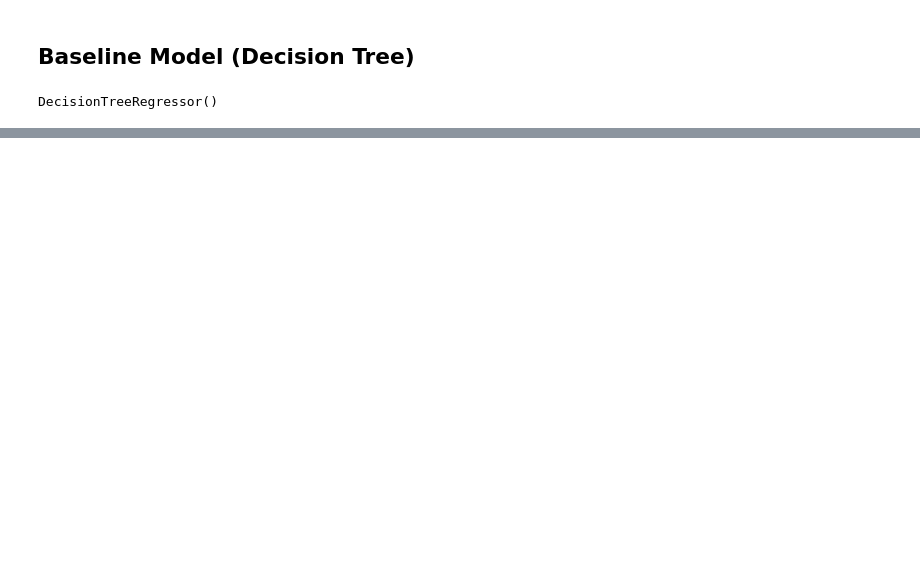
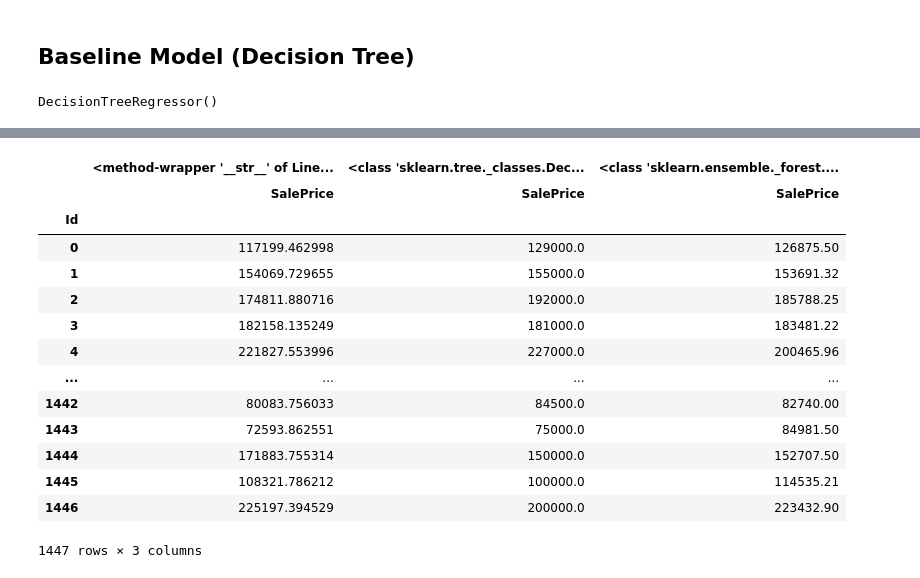
Before and after one commit to McArthurAdal/House-Price-Prediction-Kaggle, a Jupyter notebook: analysis.ipynb, the cells around one changed output, grey strips where cells are left out. Cells and saved outputs as stored; diff of their text form; code cells hidden in the pictures; blank space fills up the shorter version.

```diff
--- a/analysis.ipynb
+++ b/analysis.ipynb
@@ -662,0 +665,3 @@ pd.Series(y_pred).to_csv('submission.csv')
+# %%
+a = submit(y_pred)
+a
@@ -674,0 +691,3 @@ dt.predict(X_test_final)
+# %%
+y_pred_dt = dt.predict(X_test)
+b= submit(y_pred_dt)
@@ -674,0 +705,22 @@ dt.predict(X_test_final)
+# %%
+y_pred_rfr = rfr.predict(X_test)
+
+c = submit(y_pred_rfr)
+# %%
+pd.concat([a,b,c], axis=1, join='inner', keys=[linear_reg.__str__,dt.__class__, rfr.__class__])
+# %% [output]
+|  | <method-wrapper '__str__' of Line... | <class 'sklearn.tree._classes.Dec... | <class 'sklearn.ensemble._forest.... |
+|  | SalePrice | SalePrice | SalePrice |
+| Id |  |  |  |
+| 0 | 117199.462998 | 129000.0 | 126875.50 |
+| 1 | 154069.729655 | 155000.0 | 153691.32 |
+| 2 | 174811.880716 | 192000.0 | 185788.25 |
+| 3 | 182158.135249 | 181000.0 | 183481.22 |
+| 4 | 221827.553996 | 227000.0 | 200465.96 |
+| ... | ... | ... | ... |
+| 1442 | 80083.756033 | 84500.0 | 82740.00 |
+| 1443 | 72593.862551 | 75000.0 | 84981.50 |
+| 1444 | 171883.755314 | 150000.0 | 152707.50 |
+| 1445 | 108321.786212 | 100000.0 | 114535.21 |
+| 1446 | 225197.394529 | 200000.0 | 223432.90 |
+1447 rows × 3 columns
```
Also changed, not shown: parts of 19 cells of this notebook.
